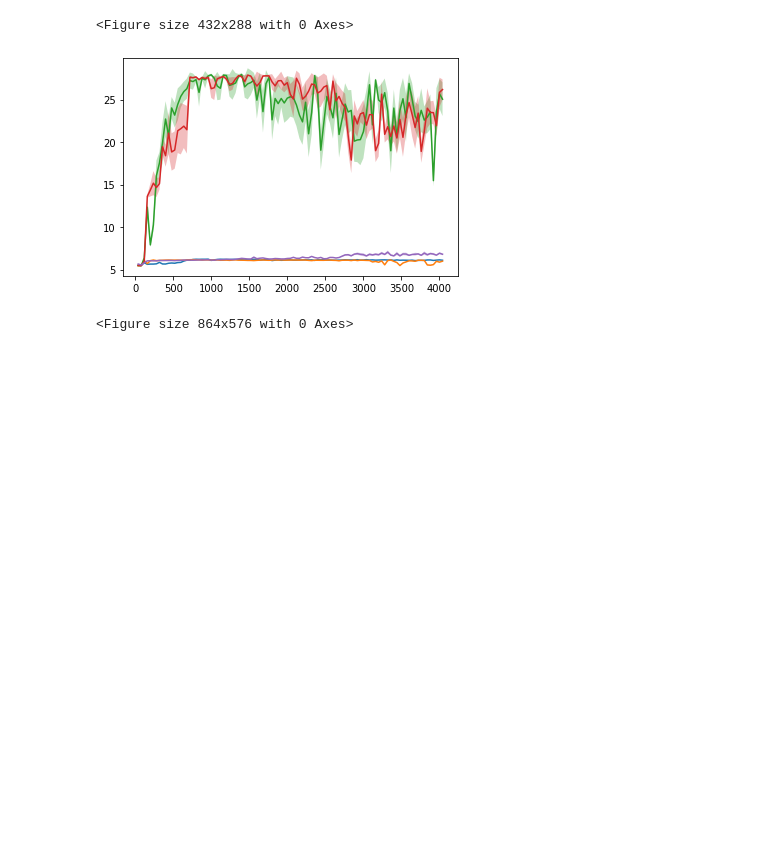
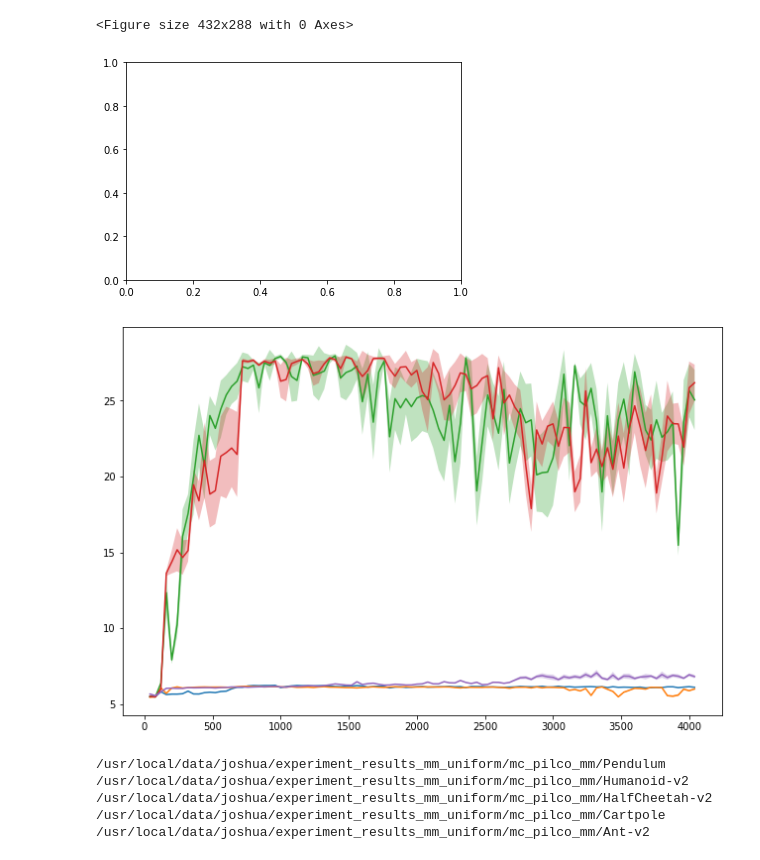
Before and after one commit to joshholla/prob_mbrl, a Jupyter notebook: Mass_plot.ipynb, the cells around one changed output. Drawn from its saved outputs; the diff is of its cells as text; code cells hidden in the pictures; blank space fills up the shorter version.

```diff
--- a/Mass_plot.ipynb
+++ b/Mass_plot.ipynb
@@ -219,22 +174,34 @@ import torch
 
 path="/localdata/joshua/experiment_results_no_mm/mc_pilco_no_mm/Pendulum/"
 # %%
-fig , ax = plt.subplots()
+ax = plt.subplot()
+fig = plt.figure(figsize=(12,8))
 for foldername in glob.iglob(path+'*/'):
     trajectories = torch.load(os.path.join(foldername , 'evaluation_trajectories.pth.tar'))
     cumulative = torch.load(os.path.join(foldername , 'evaluation_cumulative.pth.tar'))
     all_rewards = [[np.sum(tr[2]) for tr in evals] for evals in trajectories]
     avg_rewards = [np.average(rew) for rew in all_rewards]
     stdev = [np.std(rew) for rew in all_rewards]
-    ax.plot(cumulative, avg_rewards)
+    plt.plot(cumulative, avg_rewards)
     upper = avg_rewards + (np.divide(stdev,2))
     lower = avg_rewards - (np.divide(stdev,2))
-    ax.fill_between(cumulative, upper, lower, interpolate=True, alpha=0.3)
-fig = plt.figure(figsize=(12,8))
+    plt.fill_between(cumulative, upper, lower, interpolate=True, alpha=0.3)
+
+#fig = plt.figure(figsize=(12,8))
 fig.subplots_adjust(bottom=0.2)
 fig.subplots_adjust(left=0.2)
 fig.savefig('{}/all.png'.format(path))
 plt.show()
 # %% [output]
-[figure, old version]
+[figure, new version]
-<Figure size 864x576 with 0 Axes>
+[figure, added]
+# %%
+path="/usr/local/data/joshua/experiment_results_mm_uniform/"
+for filepath in glob.iglob(path+'*/*'):
+    print(filepath)
+# %% [output]
+/usr/local/data/joshua/experiment_results_mm_uniform/mc_pilco_mm/Pendulum
+/usr/local/data/joshua/experiment_results_mm_uniform/mc_pilco_mm/Humanoid-v2
+/usr/local/data/joshua/experiment_results_mm_uniform/mc_pilco_mm/HalfCheetah-v2
+/usr/local/data/joshua/experiment_results_mm_uniform/mc_pilco_mm/Cartpole
+/usr/local/data/joshua/experiment_results_mm_uniform/mc_pilco_mm/Ant-v2
```
Also changed, not shown: parts of 6 cells of this notebook, 2 other files.
